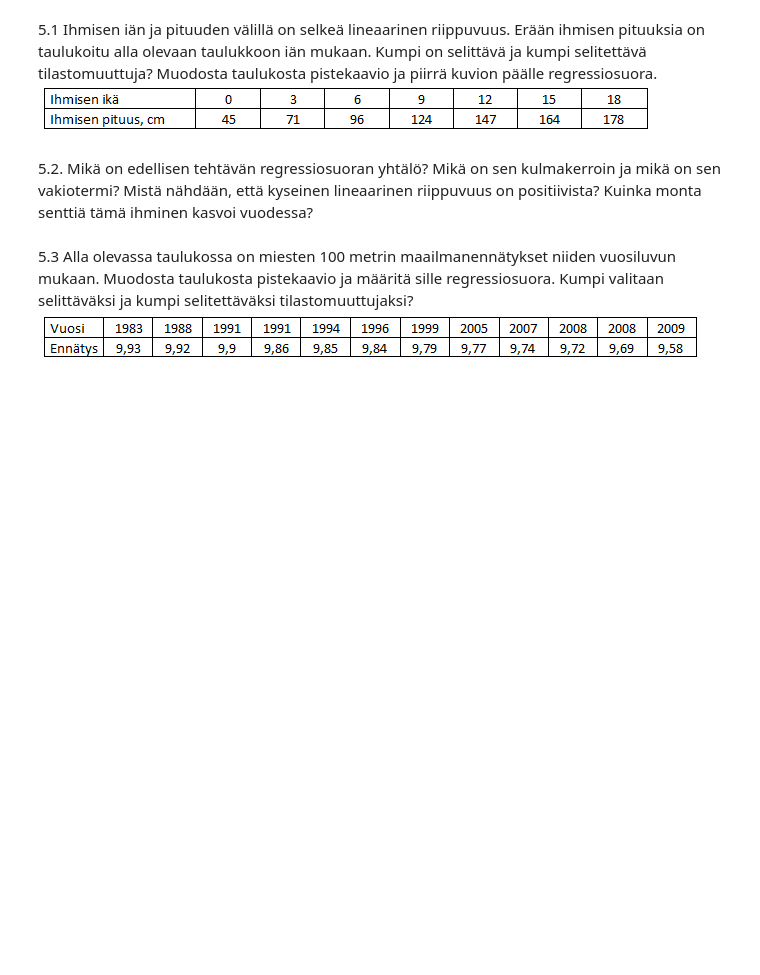
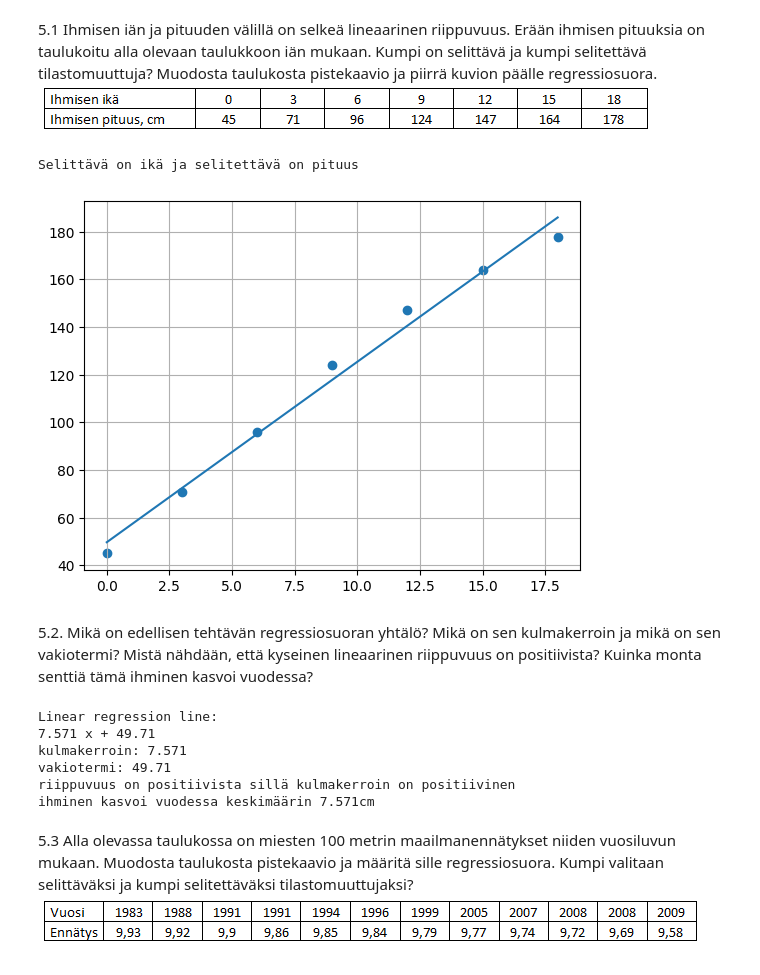
Before and after one commit to walterairs/statsandprobs, a Jupyter notebook: statistics/lesson_five.ipynb, the cells around one changed output. Drawn from its saved outputs; the diff is of its cells as text; code cells hidden in the pictures; blank space fills up the shorter version.

```diff
--- a/statistics/lesson_five.ipynb
+++ b/statistics/lesson_five.ipynb
@@ -10,2 +8,22 @@ import matplotlib.pyplot as plt
+# %%
+## Code here
+print("Selittävä on ikä ja selitettävä on pituus")
+
+humans_age_to_height = {0:45, 3:71, 6:96, 9:124, 12:147, 15:164, 18:178}
+
+humans_age_to_height_df = pandas.DataFrame.from_dict(humans_age_to_height, orient='index', columns=['height'])
+humans_age_to_height_df.index.name = 'age'
+
+# lets create scatter plot
+plt.scatter(humans_age_to_height_df.index, humans_age_to_height_df['height'])
+
+# lets plot a linear regression line
+plt.plot(numpy.unique(humans_age_to_height_df.index), numpy.poly1d(numpy.polyfit(humans_age_to_height_df.index, humans_age_to_height_df['height'], 1))(numpy.unique(humans_age_to_height_df.index)))
+
+# add a grid to the plot
+plt.grid()
+# %% [output]
+Selittävä on ikä ja selitettävä on pituus
+[figure, added]
 # %% [markdown]
 5.2. Mikä on edellisen tehtävän regressiosuoran yhtälö? Mikä on sen kulmakerroin ja mikä on sen vakiotermi? Mistä nähdään, että kyseinen lineaarinen riippuvuus on positiivista? Kuinka monta senttiä tämä ihminen kasvoi vuodessa?
@@ -14,3 +30,21 @@ import matplotlib.pyplot as plt
+# %%
+## Code here
+# let's figure the function for the linear regression line
+coefficents = numpy.polyfit(humans_age_to_height_df.index, humans_age_to_height_df['height'], 1)
+regression_line = numpy.poly1d(coefficents)
+print("Linear regression line: ", regression_line)
+
+print("kulmakerroin: 7.571")
+print("vakiotermi: 49.71")
+print("riippuvuus on positiivista sillä kulmakerroin on positiivinen")
+print("ihminen kasvoi vuodessa keskimäärin 7.571cm")
+# %% [output]
+Linear regression line:
+7.571 x + 49.71
+kulmakerroin: 7.571
+vakiotermi: 49.71
+riippuvuus on positiivista sillä kulmakerroin on positiivinen
+ihminen kasvoi vuodessa keskimäärin 7.571cm
 # %% [markdown]
 5.3 Alla olevassa taulukossa on miesten 100 metrin maailmanennätykset niiden vuosiluvun mukaan. Muodosta taulukosta pistekaavio ja määritä sille regressiosuora. Kumpi valitaan selittäväksi ja kumpi selitettäväksi tilastomuuttujaksi?
 ![image.png](attachment:image.png)
```
Also changed, not shown: parts of 11 cells of this notebook.
